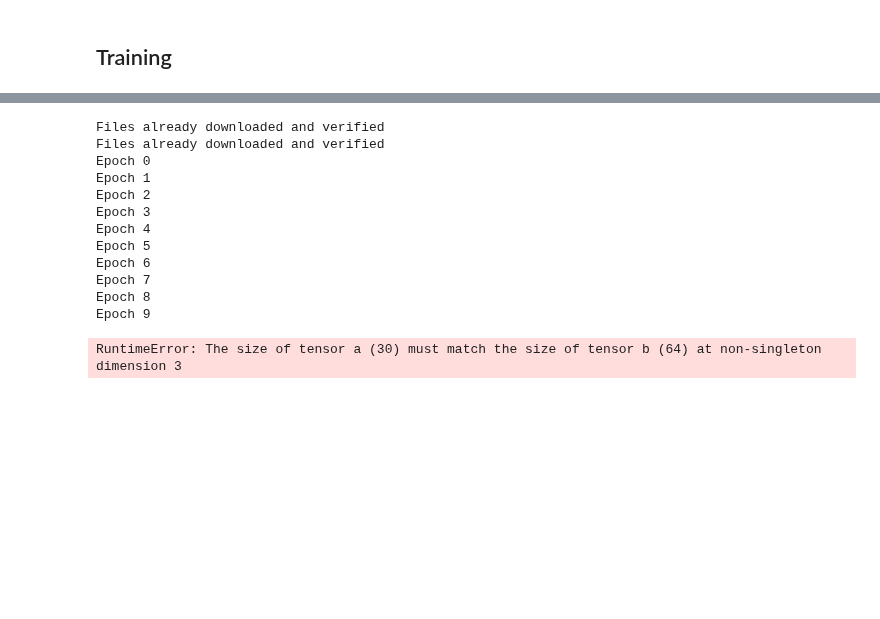
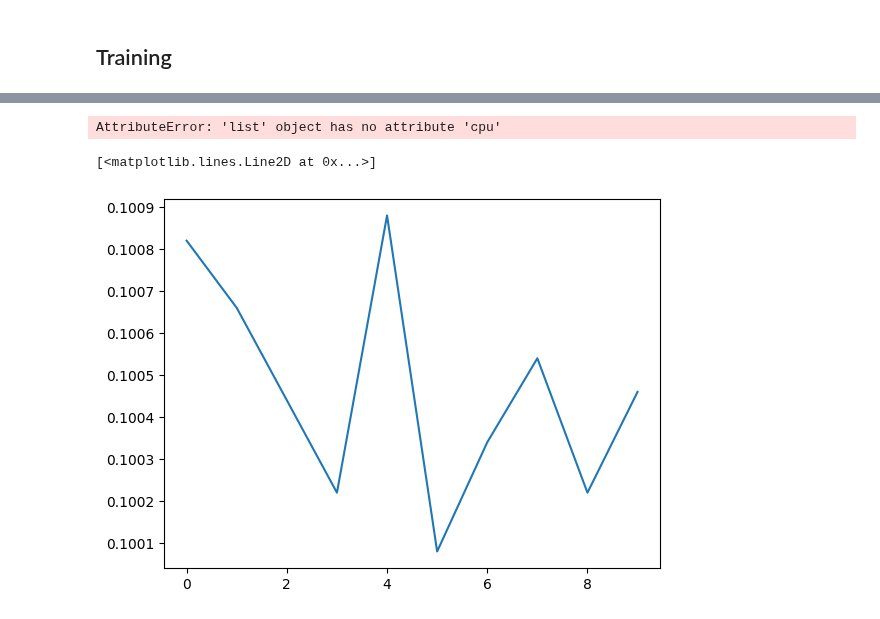
Before and after one commit to dibahk/CIFAR-10-Image-Classification, a Jupyter notebook: Coursework.ipynb, the cells around one changed output, grey strips where cells are left out. Drawn from its saved outputs; the diff is of its cells as text; code cells hidden in the pictures; blank space fills up the shorter version.

```diff
--- a/Coursework.ipynb
+++ b/Coursework.ipynb
@@ -439,25 +245,14 @@ RuntimeError: size mismatch (got input: [10], target: [64])
-# %%
-model = CIFAR10Classifier().to(device) # Creates and moves the model to `device`
-model.apply(init_weights)
-train_loader, test_loader = load_data()
-train_model(model, train_loader, test_loader, use_gpu = True)
-# %% [output]
-Files already downloaded and verified
-Files already downloaded and verified
-Epoch 0
-Epoch 1
-Epoch 2
-Epoch 3
-Epoch 4
-Epoch 5
-Epoch 6
-Epoch 7
-Epoch 8
-Epoch 9
-# %%
-a = torch.randn((64,5))
-x = torch.randn((63,32,30,30))
-ai = torch.mul(x,a[:,1])
-ai
-# %% [output]
-RuntimeError: The size of tensor a (30) must match the size of tensor b (64) at non-singleton dimension 3
+# %%
+plt.plot(train_accs.cpu(), label='Training accuracy')
+plt.plot(test_accs.cpu(), label='Testing accuracy')
+plt.legend(loc='best')
+plt.xlabel('Epoch')
+plt.show()
+# %% [output]
+AttributeError: 'list' object has no attribute 'cpu'
+# %%
+v = list(map(lambda x: x.cpu(),train_accs))
+plt.plot(v, label='Training accuracy')
+# %% [output]
+[<matplotlib.lines.Line2D at 0x...>]
+[figure, added]
```
Also changed, not shown: parts of 16 cells of this notebook.
